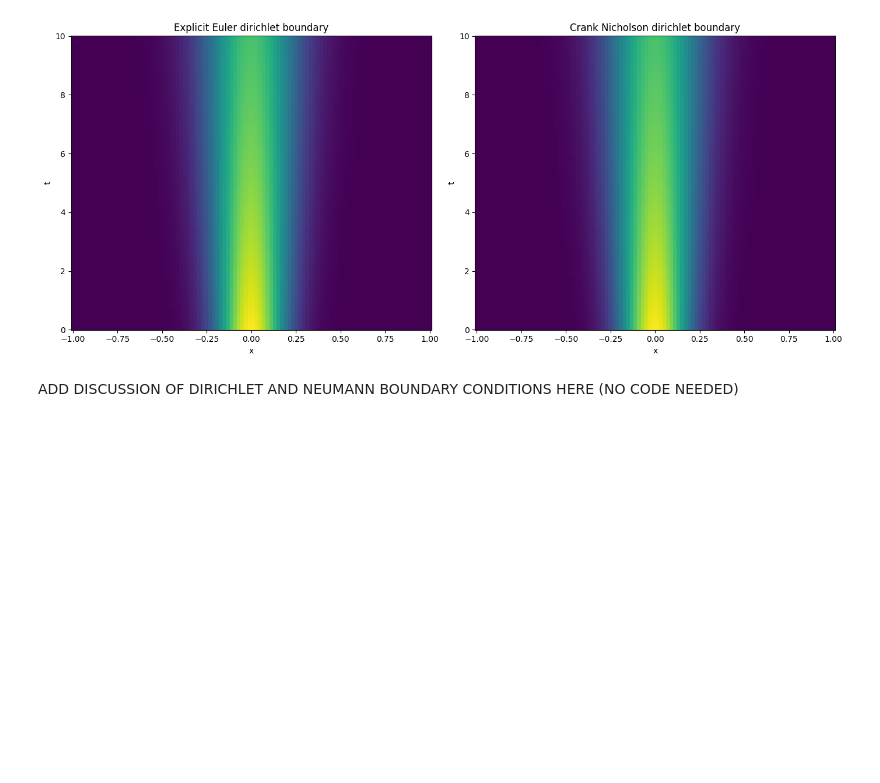
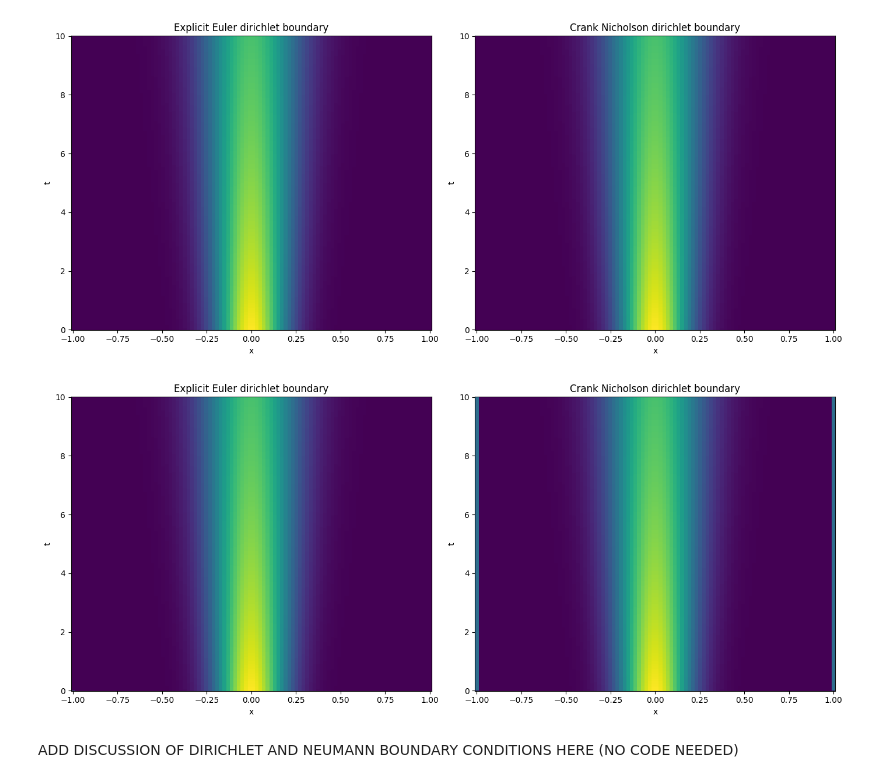
Before and after one commit to meganlouiseedwards/QCES, a Jupyter notebook: Project1_numerical_methods.ipynb, the cells around one changed output. Saved outputs shown, nothing was run; the diff lists cells and outputs as text; code cells hidden in the pictures; blank space fills up the shorter version.

Commit message:
second attempt at neuman and dirichlet

```diff
--- a/Project1_numerical_methods.ipynb
+++ b/Project1_numerical_methods.ipynb
@@ -589,5 +589,78 @@ plt.tight_layout()
 plt.show()
 # %% [output]
 [figure]
+# %%
+#construct matrix including dirichlet boundary conditions attempt 2
+def construct_Mdc(x):
+    dx = x[1] - x[0]
+    Mdc = (np.diag(np.ones(Nx-1), -1) - 2*np.diag(np.ones(Nx), 0) + np.diag(np.ones(Nx-1), 1)) / dx**2
+    Mdc[:,0] =0 ; Mdc[0,0] = 1
+    Mdc[:,-1] =0 ; Mdc[-1,-1] = 1
+    #Mdc[:,0] =0 ; Mdc[0,0] = 1/(dx)**2
+    #Mdc[:,-1] =0 ; Mdc[-1,-1] = 1/(dx)**2
+    Mdc = sp.csr_matrix(Mdc)
+    return Mdc
+#run EE as before but without enforcing boundary conditions
+def EEdir2(x, t, kappa):
+    dt = t[1] - t[0]
+    Mdc = construct_Mdc(x)
+    Nx = len(x); Nt = len(t)
+    c = np.zeros((Nx, Nt))
+    c[:, 0] = set_ics(x, kappa, 10)  # Set the initial condition
+    c[0,0]=1
+    c[-1,-1]=1
+    for k in range(1, Nt-1):
+        c[:,k] = c[:,k-1] + dt * kappa * Mdc @ c[:,k-1]
+        c[0,k]=0
+        c[-1,k]=0
+    #c[0,:]=0; c[0,0]=1
+    #c[-1,:]=0; c[-1,-1]=1
+        # Enforce the boundary conditions
+        #c[0, k] = c[1, k]
+        #c[-1, k] = c[-2, k]
+    return c
+
+def CNdir2(x, t, kappa):
+    dt = t[1] - t[0]
+    Mdc = construct_Mdc(x)
+    Nx = len(x); Nt = len(t)
+    A = sp.eye(Nx) - 0.5 * dt * kappa * Mdc
+    A[0,:] = 0 ; A[0,0] = 1
+    A[-1,0] = 0 ; A[-1,-1] = 1
+    A_inv = spla.inv(A)
+    c = np.zeros((Nx, Nt))
+    c[:, 0] = set_ics(x, kappa, 10)  # Set the initial condition
+
+    for k in range(1, Nt):
+        ccol=c[:, k-1] + 0.5 * dt * kappa * (Mdc @ c[:, k-1])
+        ccol[0]=1
+        ccol[-1]=1
+        c[:,k]= A_inv @ ccol
+        #c[:, k] = A_inv @ (c[:, k-1] + 0.5 * dt * kappa * (Mdc @ c[:, k-1]))
+        # Enforce the boundary conditions
+        #c[0, k] = c[1, k]
+        #c[-1, k] = c[-2, k]
+    return c
+
+c_EEdir2 = EEdir2(x, t, kappa)
+c_CNdir2 = CNdir2(x, t, kappa)
+
+plt.figure(figsize=(14, 6))
+
+plt.subplot(1, 2, 1)
+plt.pcolormesh(x, t, c_EEdir2.T, shading='auto')
+plt.xlabel('x')
+plt.ylabel('t')
+plt.title('Explicit Euler dirichlet boundary')
+
+plt.subplot(1, 2, 2)
+plt.pcolormesh(x, t, c_CNdir2.T, shading='auto')
+plt.xlabel('x')
+plt.ylabel('t')
+plt.title('Crank Nicholson dirichlet boundary')
+plt.tight_layout()
+plt.show()
+# %% [output]
+[figure, added]
 # %% [markdown]
 ADD DISCUSSION OF DIRICHLET AND NEUMANN BOUNDARY CONDITIONS HERE (NO CODE NEEDED)
```
Also changed, not shown: parts of 3 cells of this notebook.
